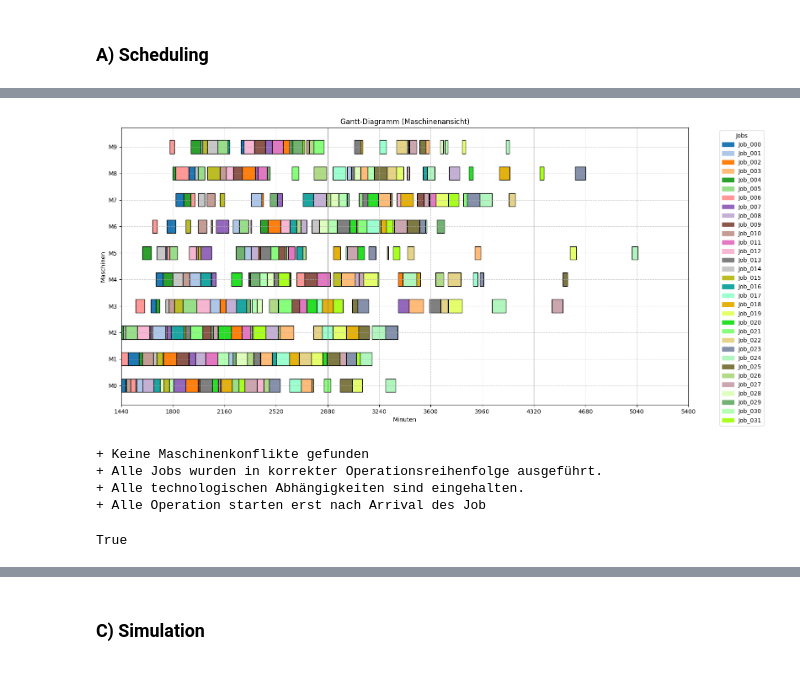
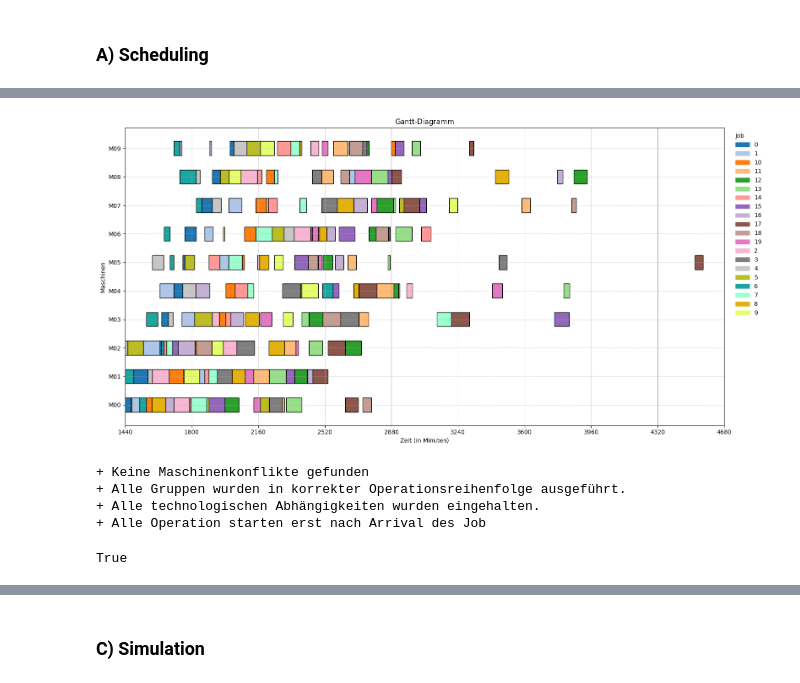
Before and after one commit to konrad-adamski/HTWD_Minimalinvasives_Job-Shop_Scheduling, a Jupyter notebook: notebooks/23_CP_Scheduling_Lateness with ReadyTime/02_Rolling Reschedulig_init.ipynb, the cells around one changed output, grey strips where cells are left out. Cells and saved outputs as stored; diff of their text form; code cells hidden in the pictures.

```diff
--- a/notebooks/23_CP_Scheduling_Lateness with ReadyTime/02_Rolling Reschedulig_init.ipynb
+++ b/notebooks/23_CP_Scheduling_Lateness with ReadyTime/02_Rolling Reschedulig_init.ipynb
@@ -30,5 +38,5 @@ file_template = "02_{text}.csv"
 # %%
-days_numb = 18
+day_count = 20
 # %%
 basic_data_path = get_path("data", "basic")
 
@@ -67,23 +89,22 @@ df_jobs.head()
 # %%
 # b) Bestimmung der "Ready Time"
-df_jobs['Ready Time'] = ((df_jobs['Arrival'] // 1440) + 1) * 1440
+df_job_times['Ready Time'] = ((df_job_times['Arrival'] // 1440) + 1) * 1440
 
 # c) Processing Time
-processing_time = df_ops.groupby('Job')['Processing Time'].sum()
-df_jobs = pd.merge(df_jobs, processing_time, on='Job')
+processing_time = df_jssp.groupby('Job')['Processing Time'].sum()
+df_job_times = pd.merge(df_job_times, processing_time, on='Job')
 
 # d) Bestimmung des Slacks
-df_jobs['Slack'] = df_jobs['Deadline'] - (df_jobs['Ready Time'] + df_jobs['Processing Time'])
+df_job_times['Slack'] = df_job_times['Deadline'] - (df_job_times['Ready Time'] + df_job_times['Processing Time'])
 
 # e) Anpassung der Deadlines
-min_slack = df_jobs['Slack'].min()
+min_slack = df_job_times['Slack'].min()
 
-if min_slack < 180:
-    extra_time = abs(min_slack) + 180 if min_slack < 0 else 180
-    print(f"Der bisherige min. Slack: {min_slack}")
-    df_jobs["Deadline"] = df_jobs["Deadline"] + extra_time
+if min_slack < 0:
+    df_job_times["Deadline"] = df_job_times["Deadline"] + abs(min_slack) + 150
+df_job_times
 
 # f) erneute Bestimmung des Slacks
-df_jobs['Slack'] = df_jobs['Deadline'] - (df_jobs['Ready Time'] + df_jobs['Processing Time'])
-df_jobs
+df_job_times['Slack'] = df_job_times['Deadline'] - (df_job_times['Ready Time'] + df_job_times['Processing Time'])
+df_job_times
 # %% [output]
@@ -156,0 +156,4 @@ df_jobs_curr
+# %%
+# aktuelle Produktionaufträge
+df_jssp_curr, df_job_times_curr = process_filter.jobs_by_ready_time(df_job_times, df_jssp, ready_time = day_start)
+df_job_times_curr
@@ -157,2 +178,8 @@ df_jobs_curr
 # %% [markdown]
 ### A) Scheduling
+# %%
+# Scheduling
+df_schedule = cp_late_schedule.solve_jssp_sum_by_tardiness_and_earliness(df_jssp_curr, df_job_times_curr,
+                                                                         schedule_start = day_start, w_t=5,
+                                                                         msg=False, timeLimit=max_time)
+df_schedule
@@ -193,14 +219,13 @@ Scheduling-Dauer: 0 Minuten und 0.39 Sekunden.
 # %%
-show.plot_gantt_machines(df_plan)
-
-check.is_machine_conflict_free(df_plan)
-check.is_operation_sequence_correct(df_plan)
-check.is_job_timing_correct(df_plan)
-check.is_start_correct(df_plan)
+show.plot_gantt(df_schedule, perspective="Machine")
+check.is_machine_conflict_free(df_schedule)
+check.is_operation_sequence_correct(df_schedule)
+check.is_job_timing_correct(df_schedule)
+check.is_start_correct(df_schedule)
 # %% [output]
-[figure, old version]
+[figure, new version]
 + Keine Maschinenkonflikte gefunden
-+ Alle Jobs wurden in korrekter Operationsreihenfolge ausgeführt.
-+ Alle technologischen Abhängigkeiten sind eingehalten.
++ Alle Gruppen wurden in korrekter Operationsreihenfolge ausgeführt.
++ Alle technologischen Abhängigkeiten wurden eingehalten.
 + Alle Operation starten erst nach Arrival des Job
 True
```
Also changed, not shown: parts of 26 cells of this notebook, 36 other files.
